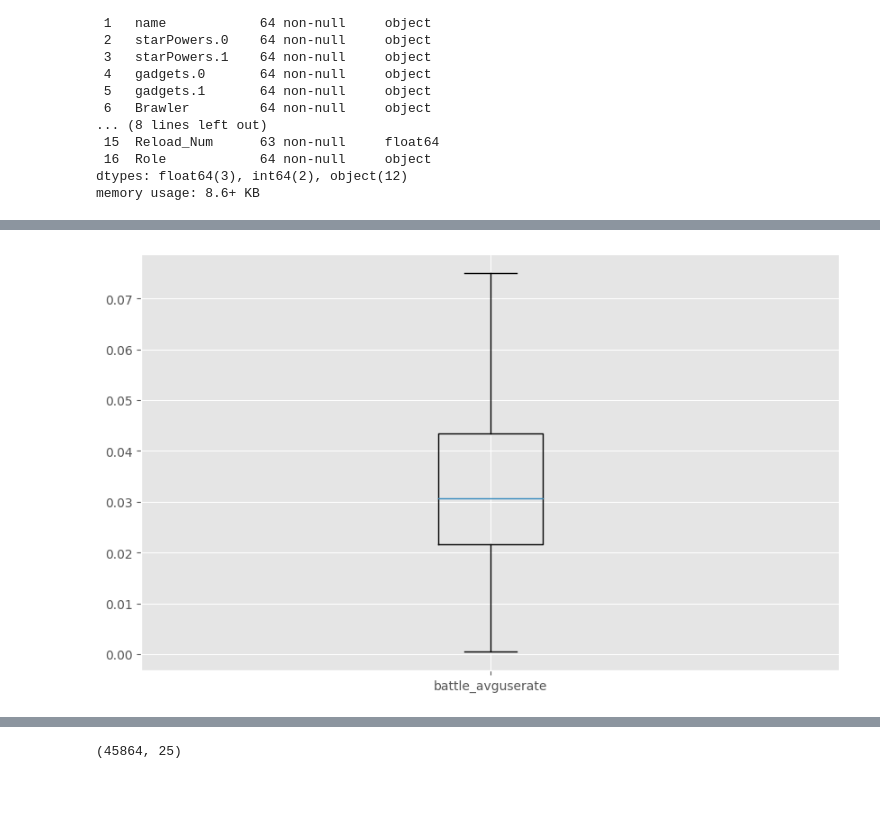
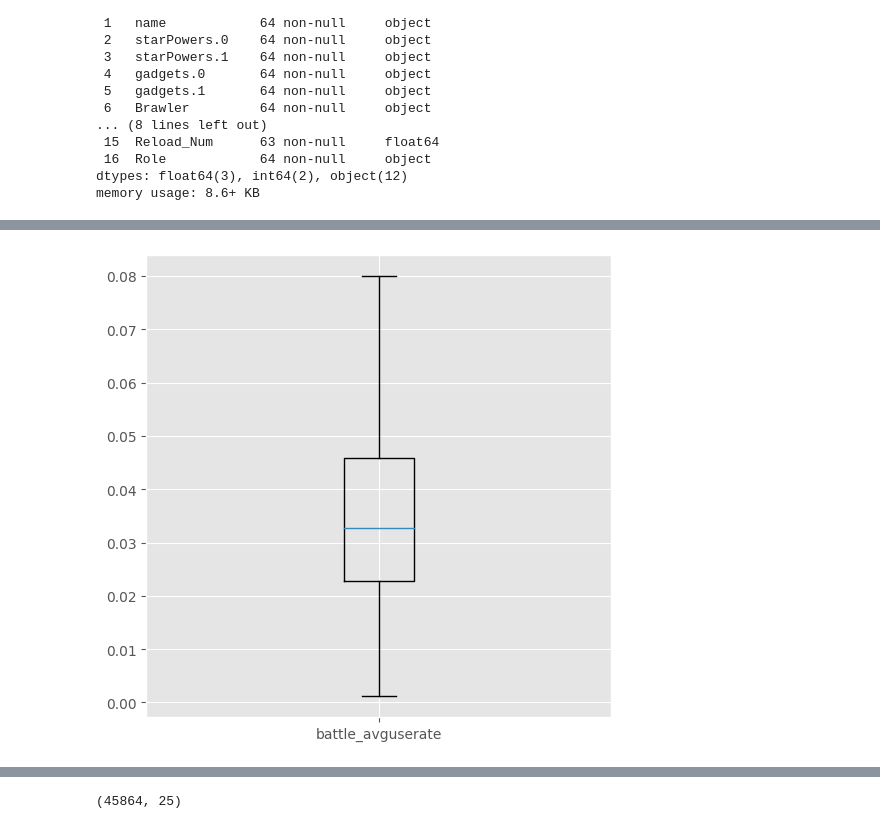
Before and after one commit to aquinteros/BrawlStars_Analytics, a Jupyter notebook: brawlstars_ML_training.ipynb, the cells around one changed output, grey strips where cells are left out. Drawn from its saved outputs; the diff is of its cells as text; code cells hidden in the pictures; blank space fills up the shorter version.

```diff
--- a/brawlstars_ML_training.ipynb
+++ b/brawlstars_ML_training.ipynb
@@ -87,7 +85,7 @@ crossBattlelog = crossBattlelog[crossBattlelog['battle_result'] != 'draw'].reset
 # %%
 # crear columna winner_team
 def winner_assignment(row):
-	if row.winner_team == 'draw':
+	if row.battle_result == 'draw':
 		return 'draw'
 	elif (row.player_team == 'team1' and row.battle_result == 'victory') or (row.player_team == 'team2' and row.battle_result == 'defeat'):
 		return 'team1'
@@ -437,6 +458,6 @@ create_boxplots(battlelogFinal, 'battle_avgwinrate')
 # %%
 # subset avg winrate
-battlelogFinal = battlelogFinal[(battlelogFinal['battle_avgwinrate'] >= 0.39) & (battlelogFinal['battle_avgwinrate'] <= 0.605)].reset_index(drop=True)
+battlelogFinal = battlelogFinal[(battlelogFinal['battle_avgwinrate'] >= 0.4) & (battlelogFinal['battle_avgwinrate'] <= 0.605)].reset_index(drop=True)
 
 create_boxplots(battlelogFinal, 'battle_avgwinrate')
 # %% [output]
@@ -443,0 +465,6 @@ create_boxplots(battlelogFinal, 'battle_avgwinrate')
+# %%
+# crear columna avg winrate
+battlelogFinal['battle_avgwinrate_overall'] = battlelogFinal.apply(lambda row: create_avg(row, 'winrate_overall'), axis=1)
+battlelogFinal = battlelogFinal[battlelogFinal['battle_avgwinrate_overall'].isna() == False]
+
+create_boxplots(battlelogFinal, 'battle_avgwinrate_overall')
@@ -443,0 +473,5 @@ create_boxplots(battlelogFinal, 'battle_avgwinrate')
+# %%
+# subset avg winrate overall
+battlelogFinal = battlelogFinal[(battlelogFinal['battle_avgwinrate_overall'] >= 0.43) & (battlelogFinal['battle_avgwinrate_overall'] <= 0.59)].reset_index(drop=True)
+
+create_boxplots(battlelogFinal, 'battle_avgwinrate')
@@ -451,7 +487,7 @@ create_boxplots(battlelogFinal, 'battle_avguserate')
 # %%
 # subset avg userate
-battlelogFinal = battlelogFinal[battlelogFinal['battle_avguserate'] <= 0.075].reset_index(drop=True)
+battlelogFinal = battlelogFinal[battlelogFinal['battle_avguserate'] <= 0.08].reset_index(drop=True)
 
 create_boxplots(battlelogFinal, 'battle_avguserate')
 # %% [output]
-[figure, old version]
+[figure, new version]
```
Also changed, not shown: parts of 32 cells of this notebook.
